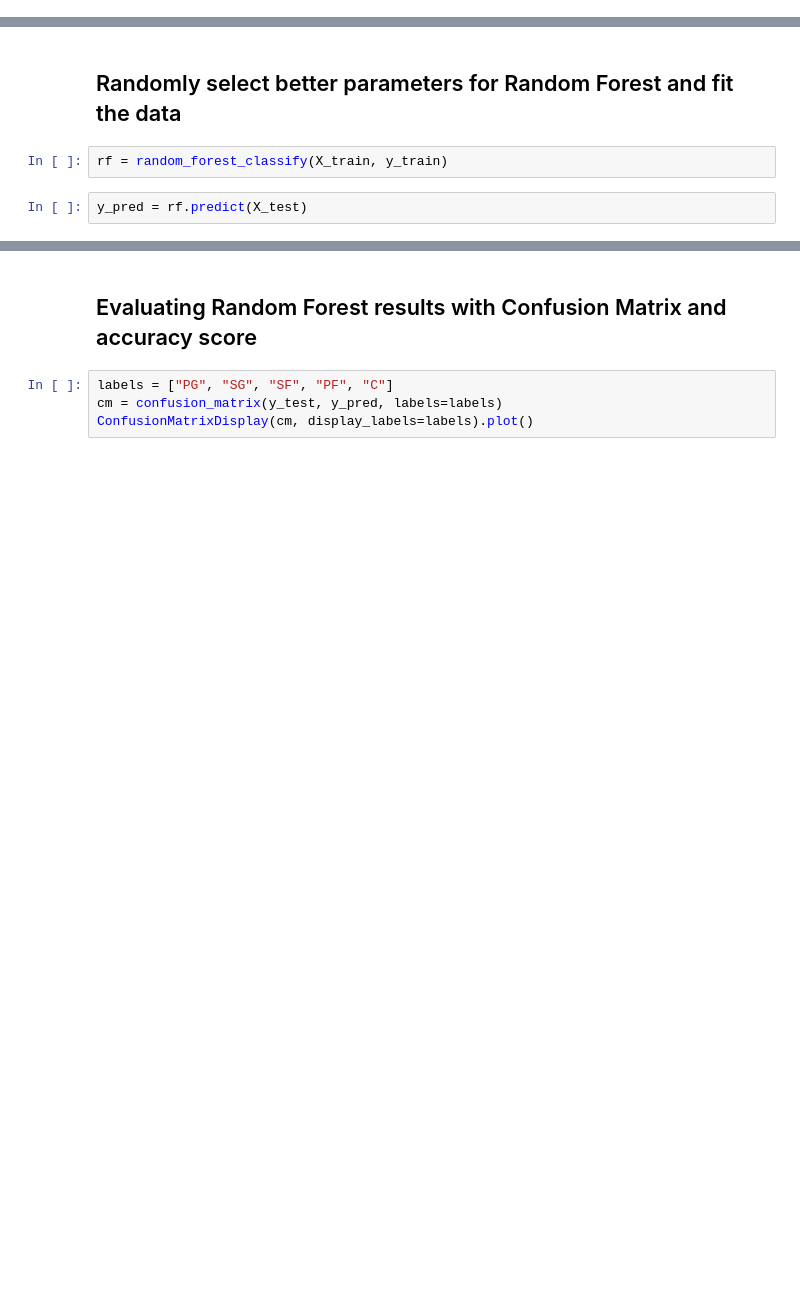
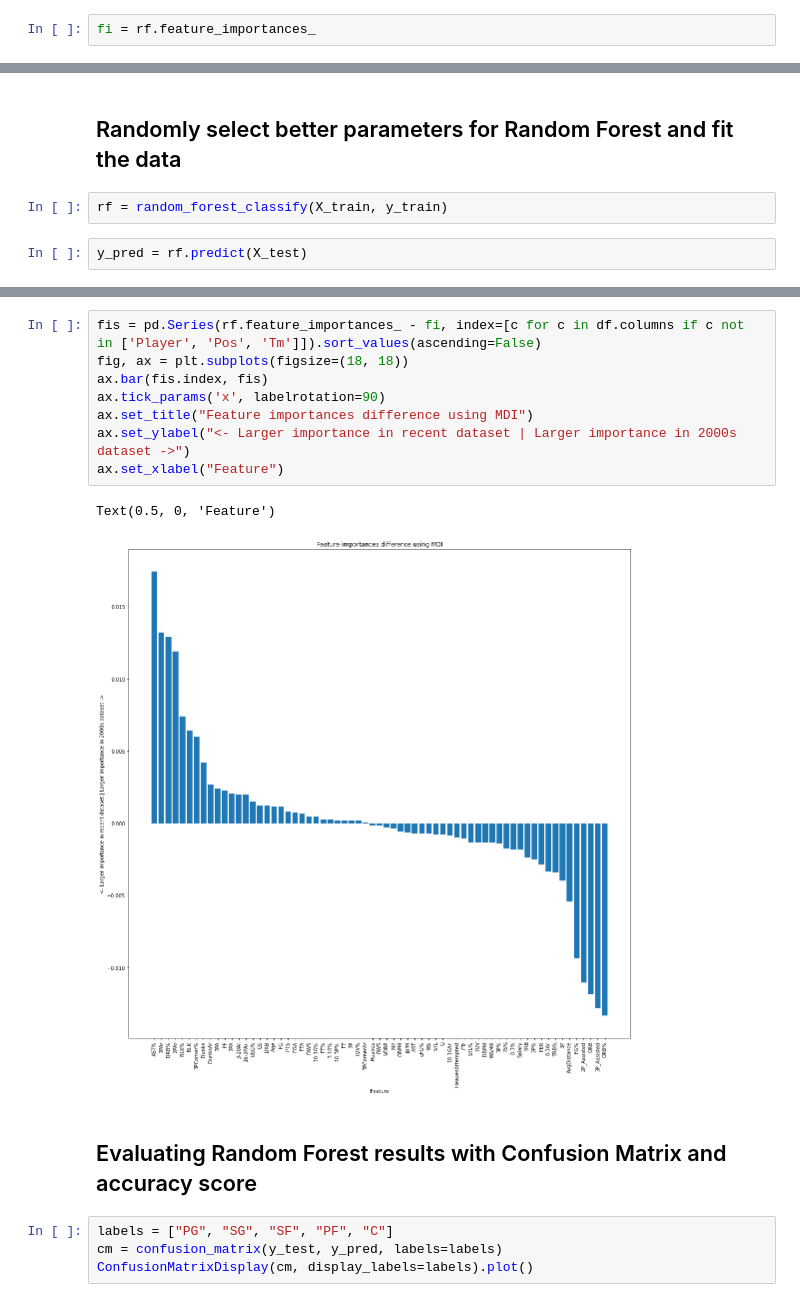
Before and after one commit to mibrahimfm/NBA-analysis, a Jupyter notebook: RandomForestClassification.ipynb, the cells around one changed output, grey strips where cells are left out. Drawn from its saved outputs; the diff is of its cells as text; blank space fills up the shorter version.

```diff
--- a/RandomForestClassification.ipynb
+++ b/RandomForestClassification.ipynb
@@ -78,3 +96,5 @@ plot_feature_importances(rf.feature_importances_, rf.estimators_, [c for c in df
+# %%
+fi = rf.feature_importances_
 # %% [markdown]
 ## Evaluating Random Forest results with Confusion Matrix and accuracy score
 # %%
@@ -137,3 +163,14 @@ plot_feature_importances(rf.feature_importances_, rf.estimators_, [c for c in df
+# %%
+fis = pd.Series(rf.feature_importances_ - fi, index=[c for c in df.columns if c not in ['Player', 'Pos', 'Tm']]).sort_values(ascending=False)
+fig, ax = plt.subplots(figsize=(18, 18))
+ax.bar(fis.index, fis)
+ax.tick_params('x', labelrotation=90)
+ax.set_title("Feature importances difference using MDI")
+ax.set_ylabel("<- Larger importance in recent dataset | Larger importance in 2000s dataset ->")
+ax.set_xlabel("Feature")
+# %% [output]
+Text(0.5, 0, 'Feature')
+[figure, added]
 # %% [markdown]
 ## Evaluating Random Forest results with Confusion Matrix and accuracy score
 # %%
```
Also changed, not shown: parts of 26 cells of this notebook, 5 other files.
